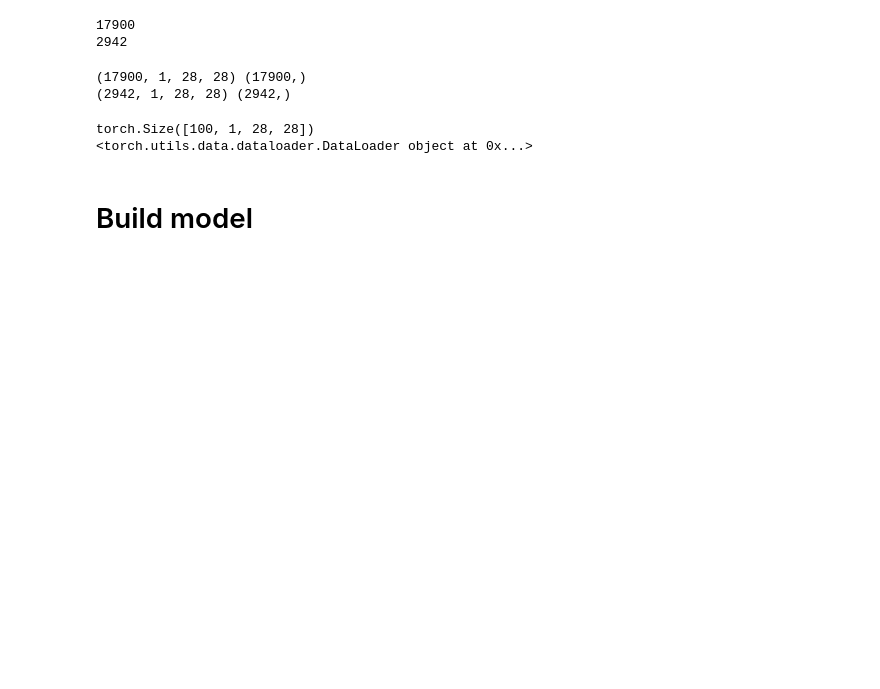
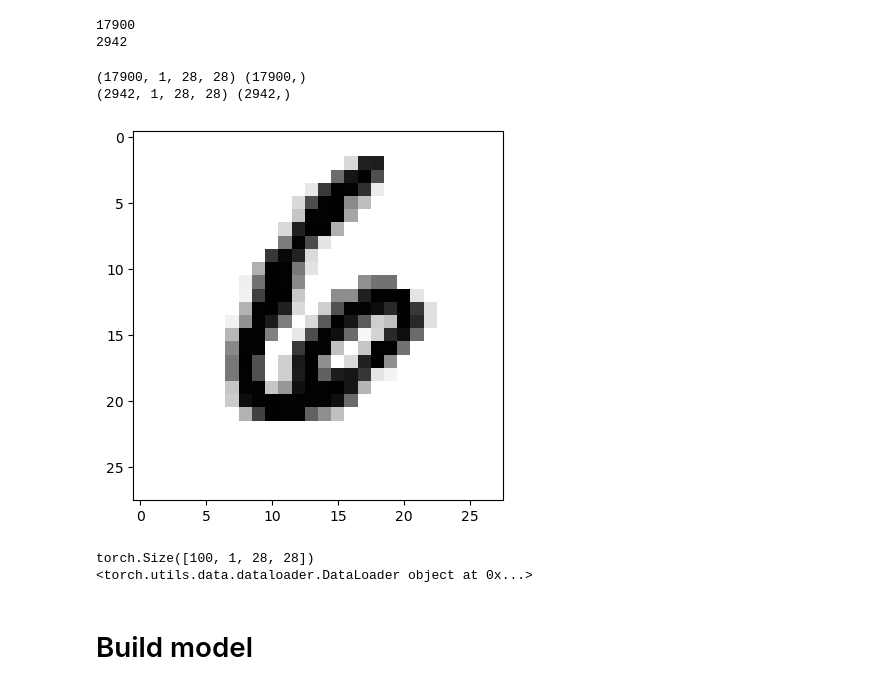
Before and after one commit to kpliao1206/mlmi_hw_repo, a Jupyter notebook: Final/mnist.ipynb, the cells around one changed output. Drawn from its saved outputs; the diff is of its cells as text; code cells hidden in the pictures; blank space fills up the shorter version.

```diff
--- a/Final/mnist.ipynb
+++ b/Final/mnist.ipynb
@@ -91,7 +85,9 @@ print(new_test_img.shape, new_test_label.shape)
 (17900, 1, 28, 28) (17900,)
 (2942, 1, 28, 28) (2942,)
 # %%
-# plt.imshow(new_train_img[0].reshape(28,28), cmap = 'gist_yarg'); # gist_yarg plots inverse of W&B
+plt.imshow(new_train_img[3].reshape(28,28), cmap = 'gist_yarg'); # gist_yarg plots inverse of W&B
+# %% [output]
+[figure, added]
 # %%
 from torch.utils.data import DataLoader, Dataset
 from dataclasses import dataclass
```
Also changed, not shown: parts of 18 cells of this notebook, 5 other files.
